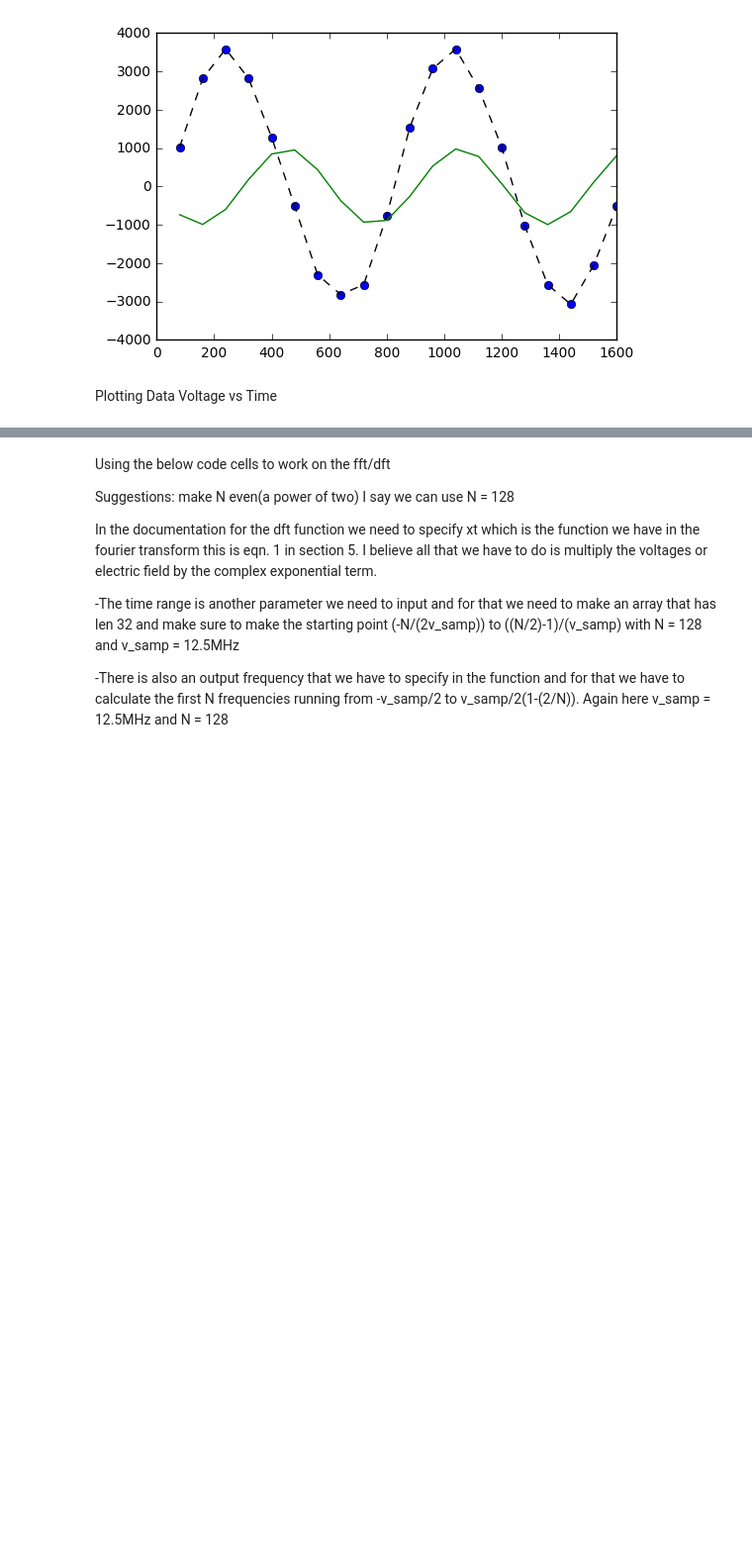
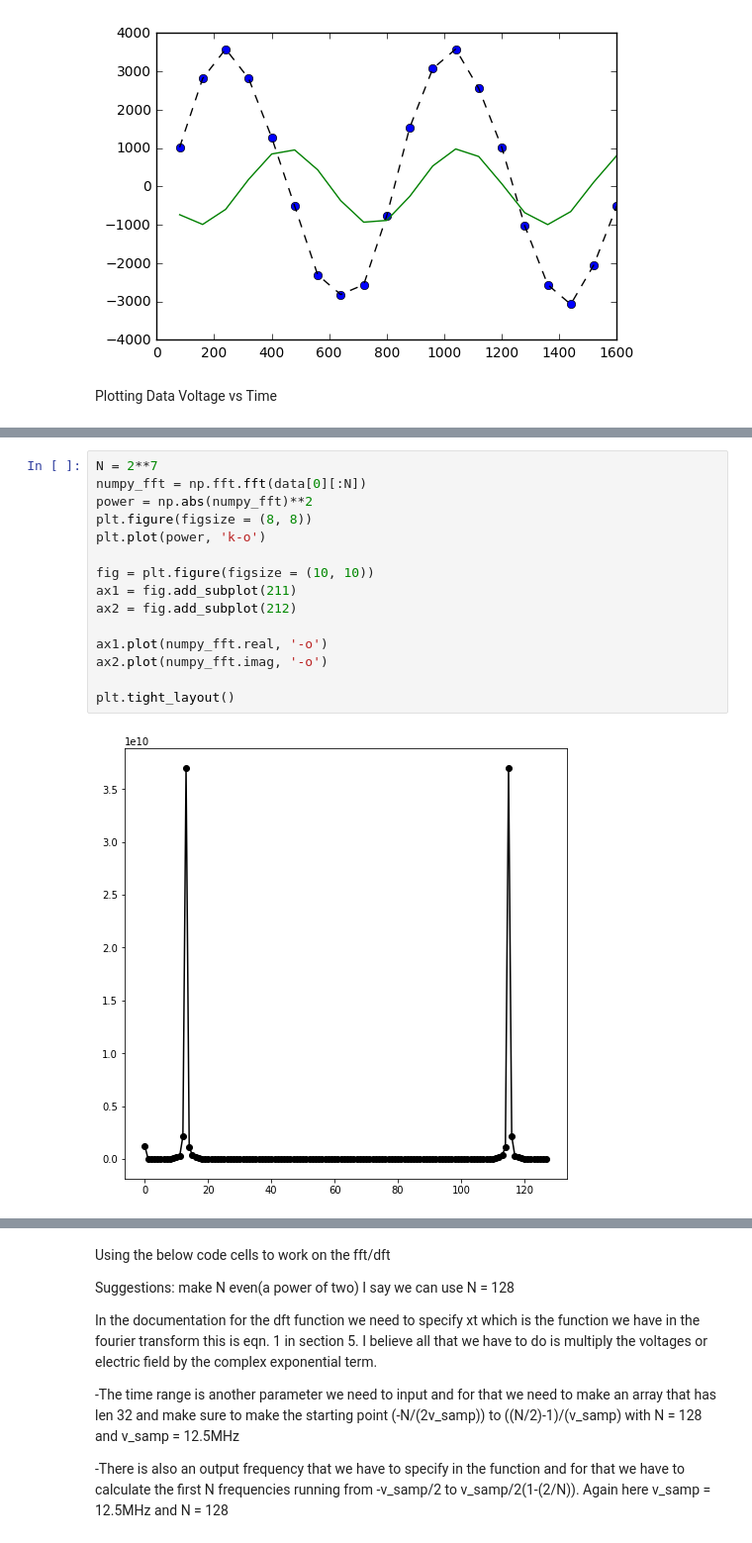
Before and after one commit to arthurm101/radiolab, a Jupyter notebook: Lab 1/Lab1_Mixer.ipynb, the cells around one changed output, grey strips where cells are left out. Shown at 99% size. Saved outputs shown, nothing was run; the diff lists cells and outputs as text; blank space fills up the shorter version.

```diff
--- a/Lab 1/Lab1_Mixer.ipynb
+++ b/Lab 1/Lab1_Mixer.ipynb
@@ -100,0 +169,17 @@ plt.plot(time_data1[:20], data1[:20], 'k--')
+# %%
+N = 2**7
+numpy_fft = np.fft.fft(data[0][:N])
+power = np.abs(numpy_fft)**2
+plt.figure(figsize = (8, 8))
+plt.plot(power, 'k-o')
+
+fig = plt.figure(figsize = (10, 10))
+ax1 = fig.add_subplot(211)
+ax2 = fig.add_subplot(212)
+
+ax1.plot(numpy_fft.real, '-o')
+ax2.plot(numpy_fft.imag, '-o')
+
+plt.tight_layout()
+# %% [output]
+[figure, added]
```
Also changed, not shown: parts of 5 cells of this notebook.
